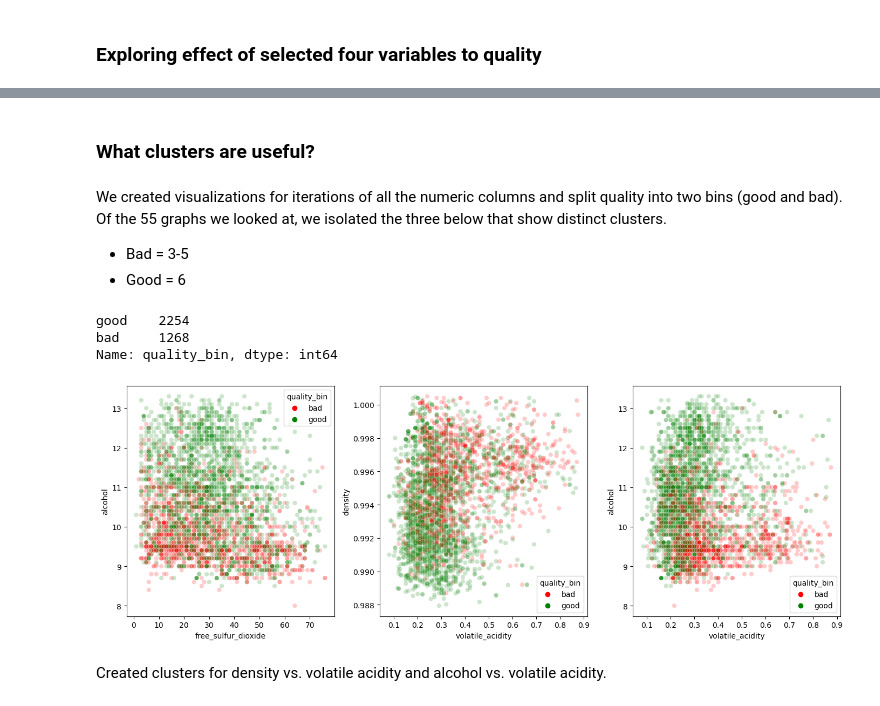
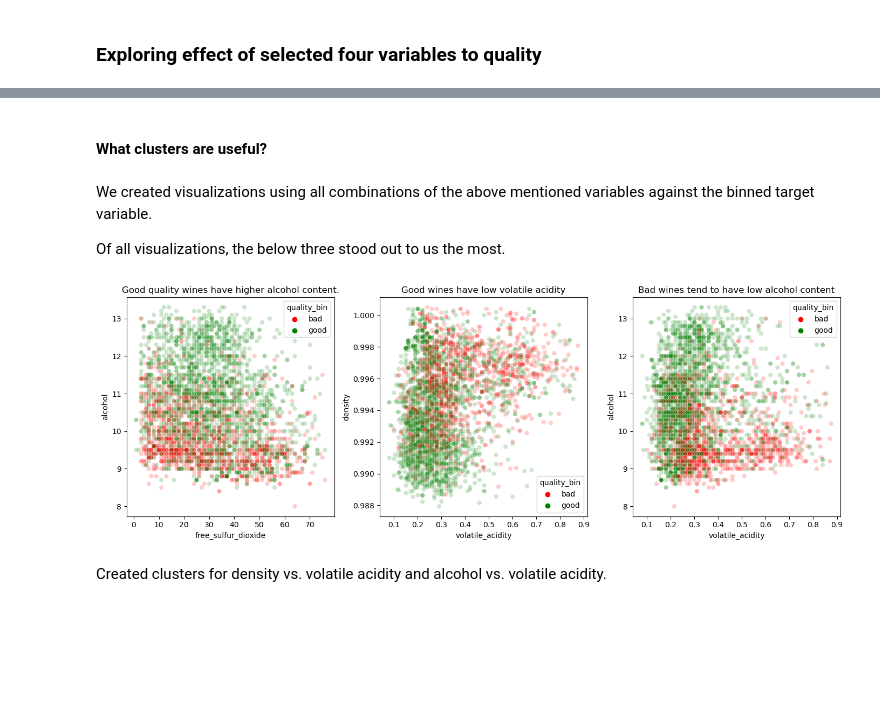
Before and after one commit to pagelwine/wine_project, a Jupyter notebook: final-project.ipynb, the cells around one changed output, grey strips where cells are left out. Drawn from its saved outputs; the diff is of its cells as text; code cells hidden in the pictures; blank space fills up the shorter version.

```diff
--- a/final-project.ipynb
+++ b/final-project.ipynb
@@ -81,3 +78,3 @@ wines.shape
 # %%
-train, validate, test = w.split_data(wines)
+train, validate, test = w.split_data(wines, 'quality_bin')
 # %%
@@ -138,37 +131,29 @@ Among all twelve features, alcohol, density, volatile_acidity, and chlorides had
 # %% [markdown]
-### What clusters are useful?
+#### What clusters are useful?
 # %% [markdown]
-We created visualizations for iterations of all the numeric columns and split quality into two bins (good and bad). Of the 55 graphs we looked at, we isolated the three below that show distinct clusters.
+We created visualizations using all combinations of the above mentioned variables against the binned target variable.
 
-* Bad = 3-5
-* Good = 6
+Of all visualizations, the below three stood out to us the most.
-# %%
-train['quality_bin'] = pd.qcut(train.quality, q=3, labels=['low','mid','high'])
-# %%
-train['quality_bin'] = np.where(train['quality_bin'] == 'low', 'bad', 'good')
-# %%
-train.quality_bin.value_counts()
-# %% [output]
-good    2254
-bad     1268
-Name: quality_bin, dtype: int64
 # %%
 c_list = ['red', 'green']
 
 plt.figure(figsize=(14,5))
 
 plt.subplot(131)
 sns.scatterplot(data=train, x='free_sulfur_dioxide', y='alcohol', hue='quality_bin', palette=c_list, alpha=0.2)
+plt.title('Good quality wines have higher alcohol content.')
 
 plt.subplot(132)
 sns.scatterplot(data=train, x='volatile_acidity', y='density', hue='quality_bin', palette=c_list, alpha=0.2)
+plt.title('Good wines have low volatile acidity')
 
 plt.subplot(133)
 sns.scatterplot(data=train, x='volatile_acidity', y='alcohol', hue='quality_bin', palette=c_list, alpha=0.2)
+plt.title('Bad wines tend to have low alcohol content')
 
 plt.tight_layout()
 plt.show()
 # %% [output]
-[figure, old version]
+[figure, new version]
 # %% [markdown]
 Created clusters for density vs. volatile acidity and alcohol vs. volatile acidity.
```
Also changed, not shown: parts of 58 cells of this notebook, 1 other file.
